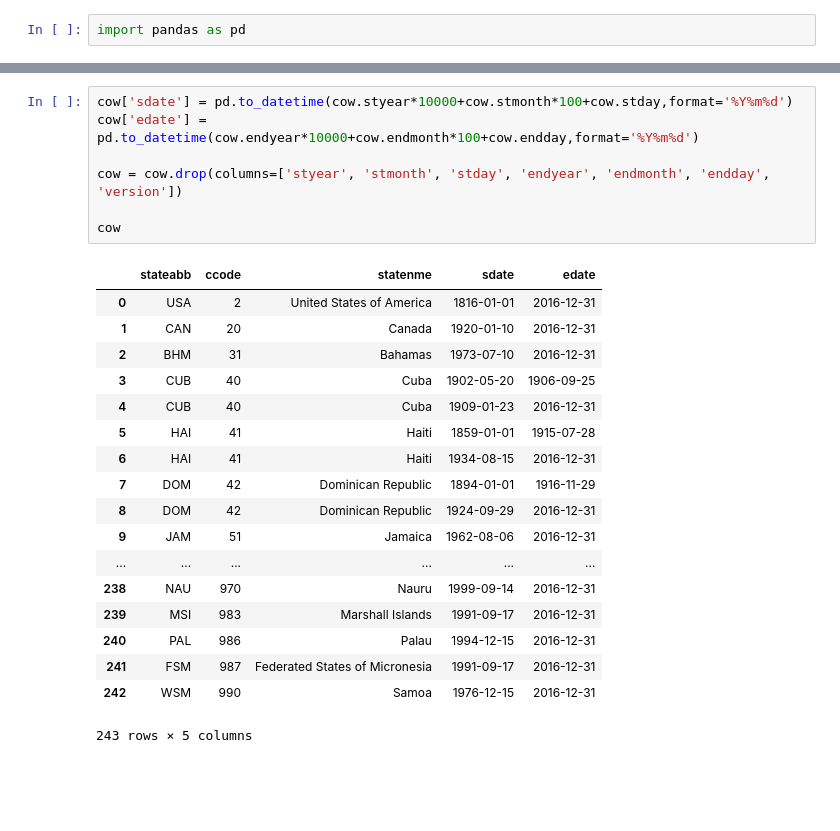
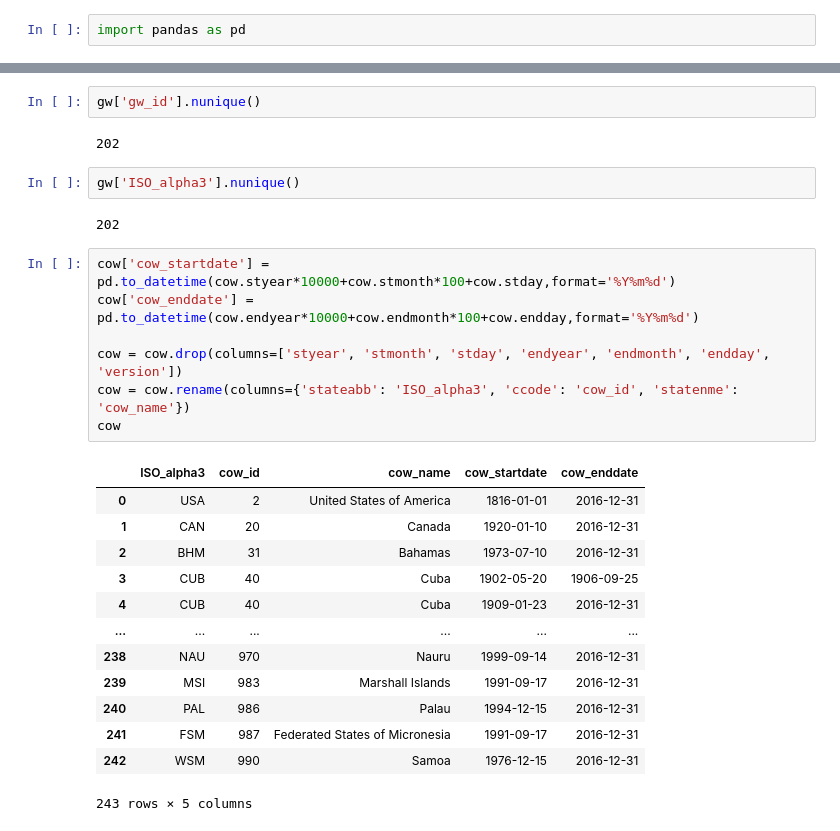
Before and after one commit to jenna-jordan/international-relations-database-extended, a Jupyter notebook: Wrangle_Data/State_Identifiers.ipynb, the cells around one changed output, grey strips where cells are left out. Saved outputs shown, nothing was run; the diff lists cells and outputs as text; blank space fills up the shorter version.

```diff
--- a/Wrangle_Data/State_Identifiers.ipynb
+++ b/Wrangle_Data/State_Identifiers.ipynb
@@ -41,22 +54,25 @@ cshapes
+# %%
+gw['gw_id'].nunique()
+# %% [output]
+202
+# %%
+gw['ISO_alpha3'].nunique()
+# %% [output]
+202
 # %%
-cow['sdate'] = pd.to_datetime(cow.styear*10000+cow.stmonth*100+cow.stday,format='%Y%m%d')
-cow['edate'] = pd.to_datetime(cow.endyear*10000+cow.endmonth*100+cow.endday,format='%Y%m%d')
+cow['cow_startdate'] = pd.to_datetime(cow.styear*10000+cow.stmonth*100+cow.stday,format='%Y%m%d')
+cow['cow_enddate'] = pd.to_datetime(cow.endyear*10000+cow.endmonth*100+cow.endday,format='%Y%m%d')
 
 cow = cow.drop(columns=['styear', 'stmonth', 'stday', 'endyear', 'endmonth', 'endday', 'version'])
-
+cow = cow.rename(columns={'stateabb': 'ISO_alpha3', 'ccode': 'cow_id', 'statenme': 'cow_name'})
 cow
 # %% [output]
-|  | stateabb | ccode | statenme | sdate | edate |
+|  | ISO_alpha3 | cow_id | cow_name | cow_startdate | cow_enddate |
 | 0 | USA | 2 | United States of America | 1816-01-01 | 2016-12-31 |
 | 1 | CAN | 20 | Canada | 1920-01-10 | 2016-12-31 |
 | 2 | BHM | 31 | Bahamas | 1973-07-10 | 2016-12-31 |
 | 3 | CUB | 40 | Cuba | 1902-05-20 | 1906-09-25 |
 | 4 | CUB | 40 | Cuba | 1909-01-23 | 2016-12-31 |
-| 5 | HAI | 41 | Haiti | 1859-01-01 | 1915-07-28 |
-| 6 | HAI | 41 | Haiti | 1934-08-15 | 2016-12-31 |
-| 7 | DOM | 42 | Dominican Republic | 1894-01-01 | 1916-11-29 |
-| 8 | DOM | 42 | Dominican Republic | 1924-09-29 | 2016-12-31 |
-| 9 | JAM | 51 | Jamaica | 1962-08-06 | 2016-12-31 |
 | ... | ... | ... | ... | ... | ... |
 | 238 | NAU | 970 | Nauru | 1999-09-14 | 2016-12-31 |
 | 239 | MSI | 983 | Marshall Islands | 1991-09-17 | 2016-12-31 |
```
Also changed, not shown: parts of 11 cells of this notebook, 22 other files.
